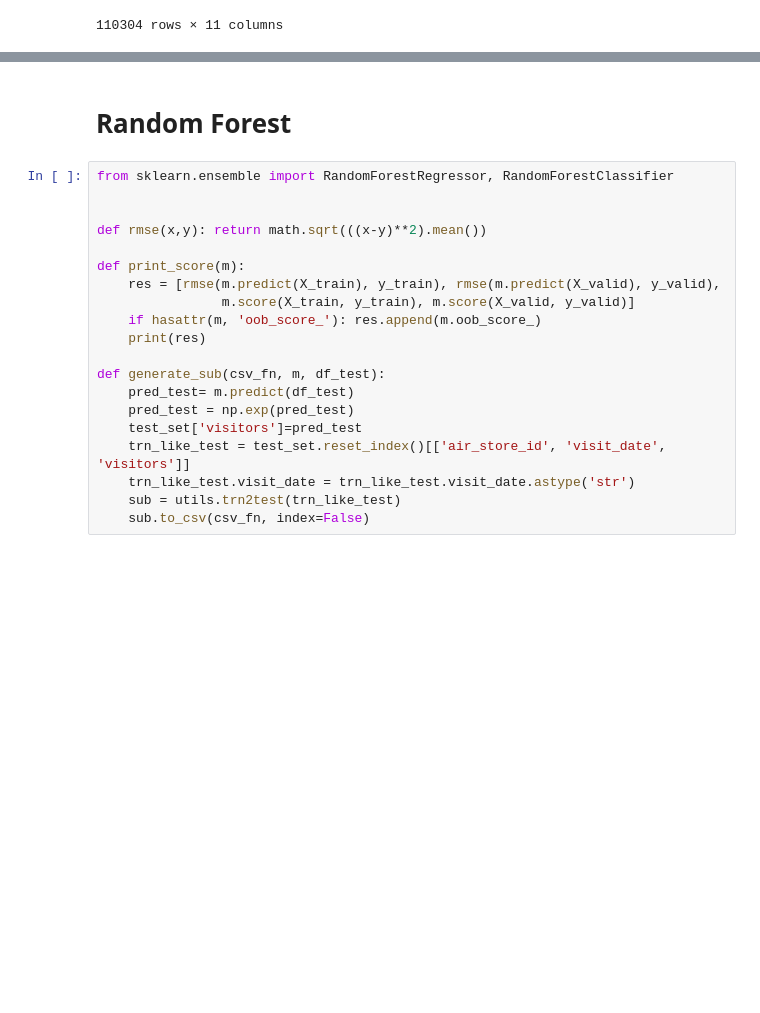
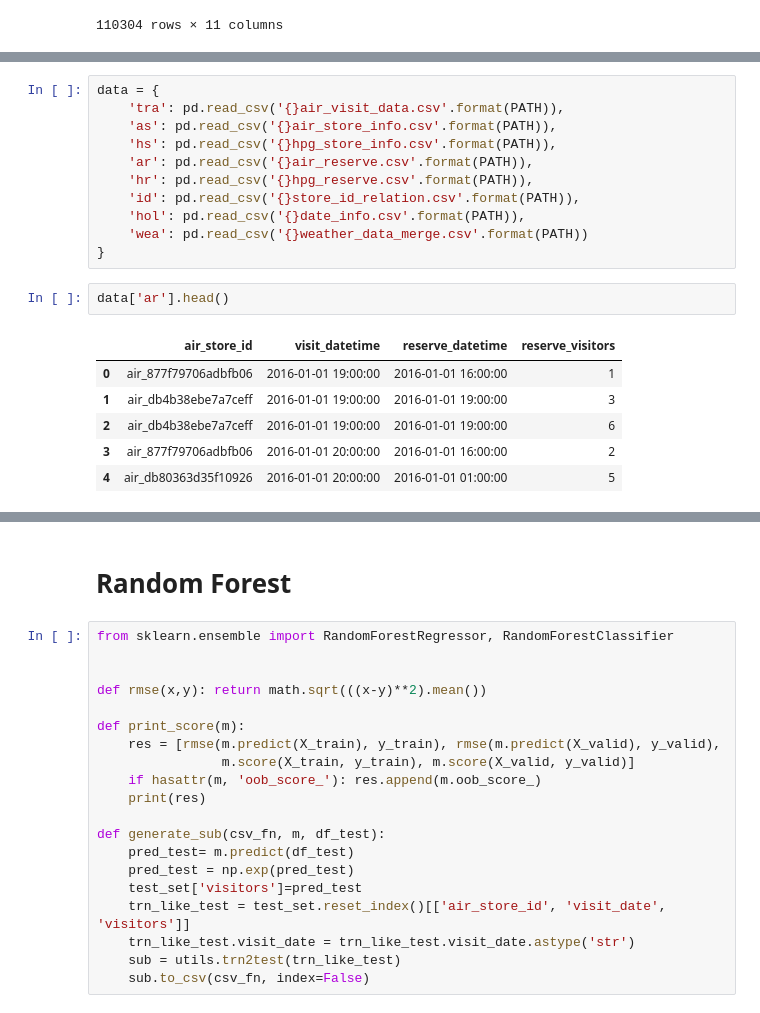
Before and after one commit to xiaochuan-du/ml_utils, a Jupyter notebook: proj/RRVF/MLproject.ipynb, the cells around one changed output, grey strips where cells are left out. Saved outputs shown, nothing was run; the diff lists cells and outputs as text; blank space fills up the shorter version.

```diff
--- a/proj/RRVF/MLproject.ipynb
+++ b/proj/RRVF/MLproject.ipynb
@@ -95,0 +86,20 @@ stat[0].head()
+# %%
+data = {
+    'tra': pd.read_csv('{}air_visit_data.csv'.format(PATH)),
+    'as': pd.read_csv('{}air_store_info.csv'.format(PATH)),
+    'hs': pd.read_csv('{}hpg_store_info.csv'.format(PATH)),
+    'ar': pd.read_csv('{}air_reserve.csv'.format(PATH)),
+    'hr': pd.read_csv('{}hpg_reserve.csv'.format(PATH)),
+    'id': pd.read_csv('{}store_id_relation.csv'.format(PATH)),
+    'hol': pd.read_csv('{}date_info.csv'.format(PATH)),
+    'wea': pd.read_csv('{}weather_data_merge.csv'.format(PATH))
+}
+# %%
+data['ar'].head()
+# %% [output]
+|  | air_store_id | visit_datetime | reserve_datetime | reserve_visitors |
+| 0 | air_877f79706adbfb06 | 2016-01-01 19:00:00 | 2016-01-01 16:00:00 | 1 |
+| 1 | air_db4b38ebe7a7ceff | 2016-01-01 19:00:00 | 2016-01-01 19:00:00 | 3 |
+| 2 | air_db4b38ebe7a7ceff | 2016-01-01 19:00:00 | 2016-01-01 19:00:00 | 6 |
+| 3 | air_877f79706adbfb06 | 2016-01-01 20:00:00 | 2016-01-01 16:00:00 | 2 |
+| 4 | air_db80363d35f10926 | 2016-01-01 20:00:00 | 2016-01-01 01:00:00 | 5 |
```
Also changed, not shown: parts of 6 cells of this notebook, 2 other files.
